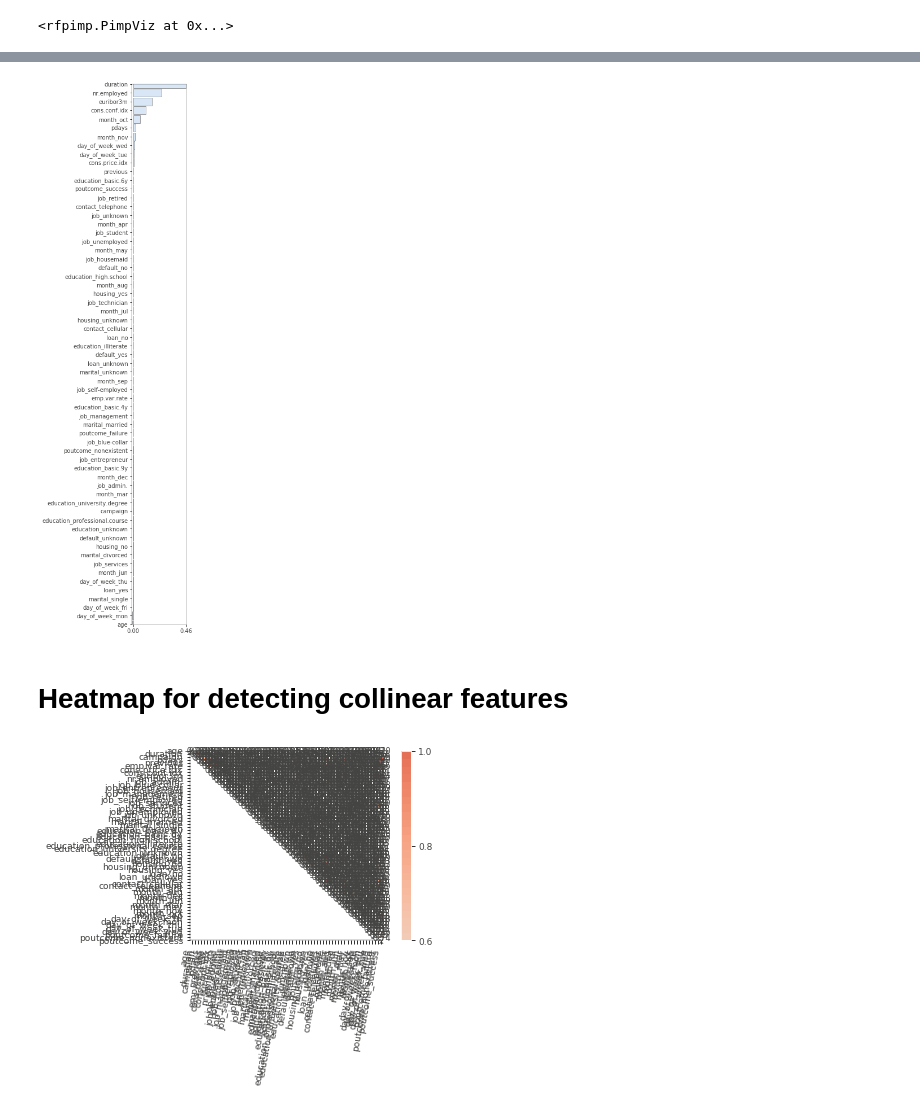
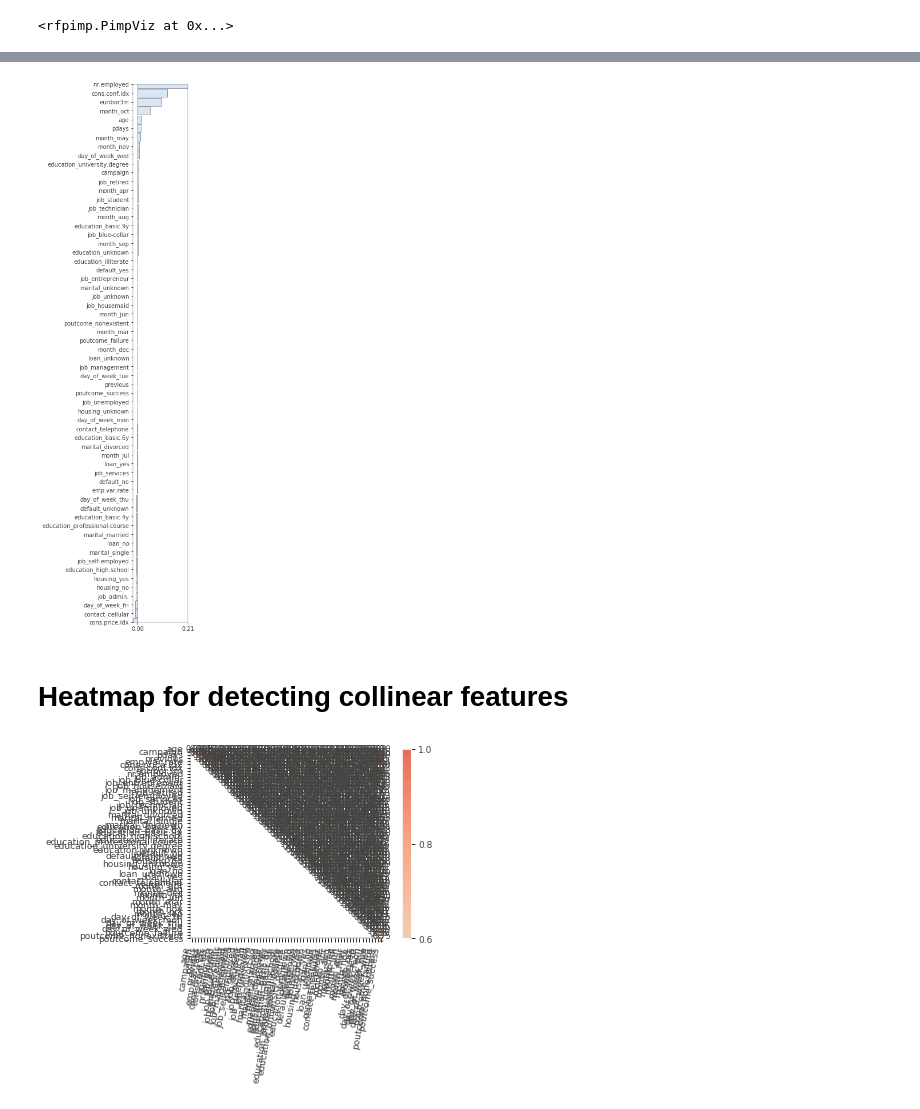
Before and after one commit to swbuchanan13/msds699_sal, a Jupyter notebook: feature_selection.ipynb, the cells around one changed output, grey strips where cells are left out. Drawn from its saved outputs; the diff is of its cells as text; code cells hidden in the pictures.

```diff
--- a/feature_selection.ipynb
+++ b/feature_selection.ipynb
@@ -14,8 +41,10 @@ df = pd.read_csv('bank-additional-full.csv', delimiter=';')
 # %% [markdown]
 # Load data
 # %%
-# Features data.
-X = df.drop('y', axis=1)
+# Features data, drop y and Duration.
+X = df.drop(['duration','y'], axis=1)
+# Encode dummies.
+#X.replace(['yes', 'no'], ['1', '0'], inplace=True)
 # One-hot encode categorical features.
 X = pd.get_dummies(X)
 # Labels data.
@@ -179,14 +228,14 @@ plot_importances(imp_perm)
 # %%
 # RFPIMP
 rf = RandomForestRegressor(n_estimators = 100, n_jobs=-1, oob_score=True)
 rf.fit(X_train, y_train)
 imp_rfpimp = importances(rf, X_val, y_val)
 viz = plot_importances(imp_rfpimp)
-#viz.save('file.svg')
+viz.save('file.svg')
 #viz.save('file.pdf')
 viz.view() # view viz in notebook
 # %% [output]
-[figure, old version]
+[figure, new version]
 # %% [markdown]
 # Heatmap for detecting collinear features
 # %%
@@ -195,4 +244,4 @@ df_train = feature_corr_matrix(X_train)
 heatmap = plot_corr_heatmap(df_train, figsize=(7,5))
 heatmap.view()
 # %% [output]
-[figure, old version]
+[figure, new version]
```
Also changed, not shown: parts of 16 cells of this notebook.
